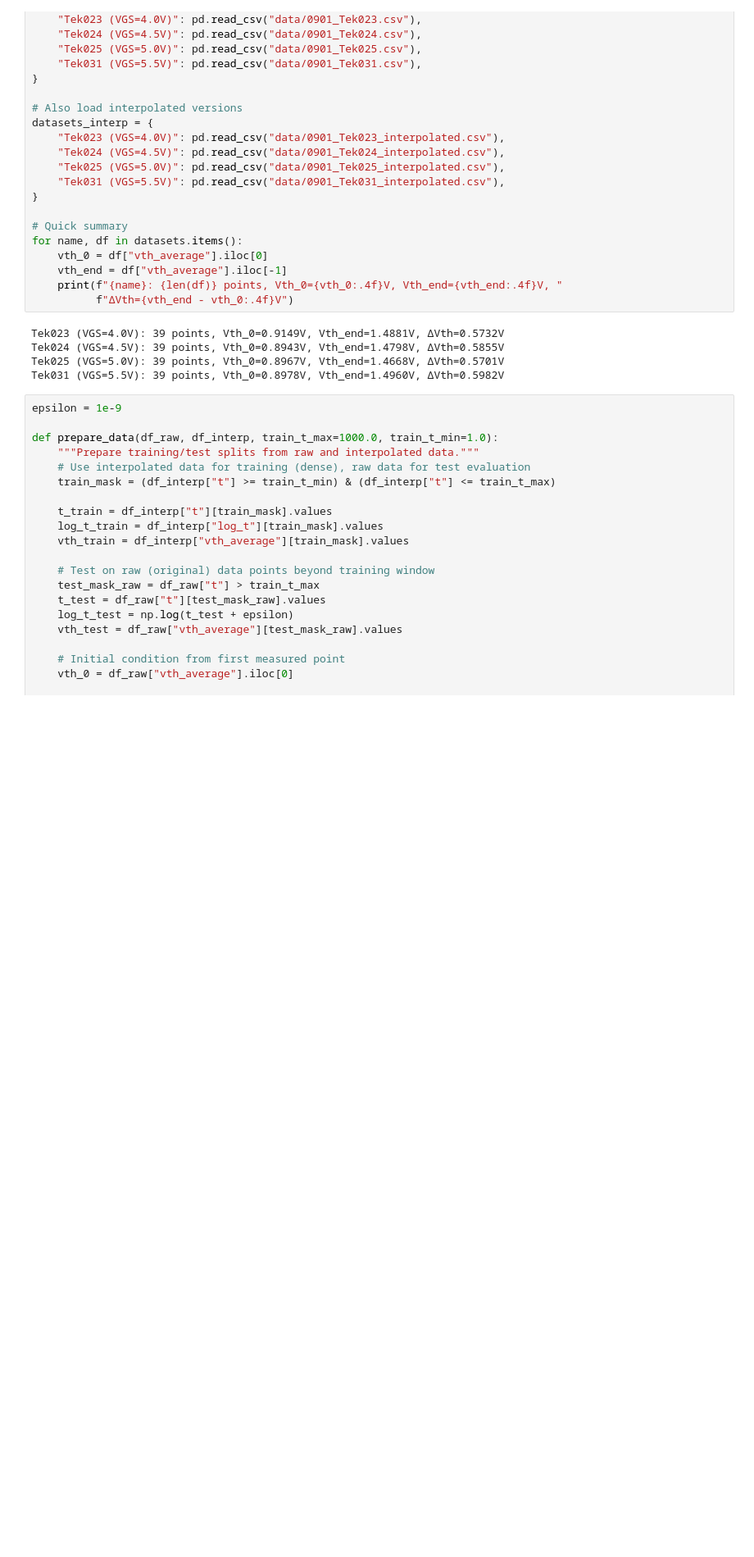
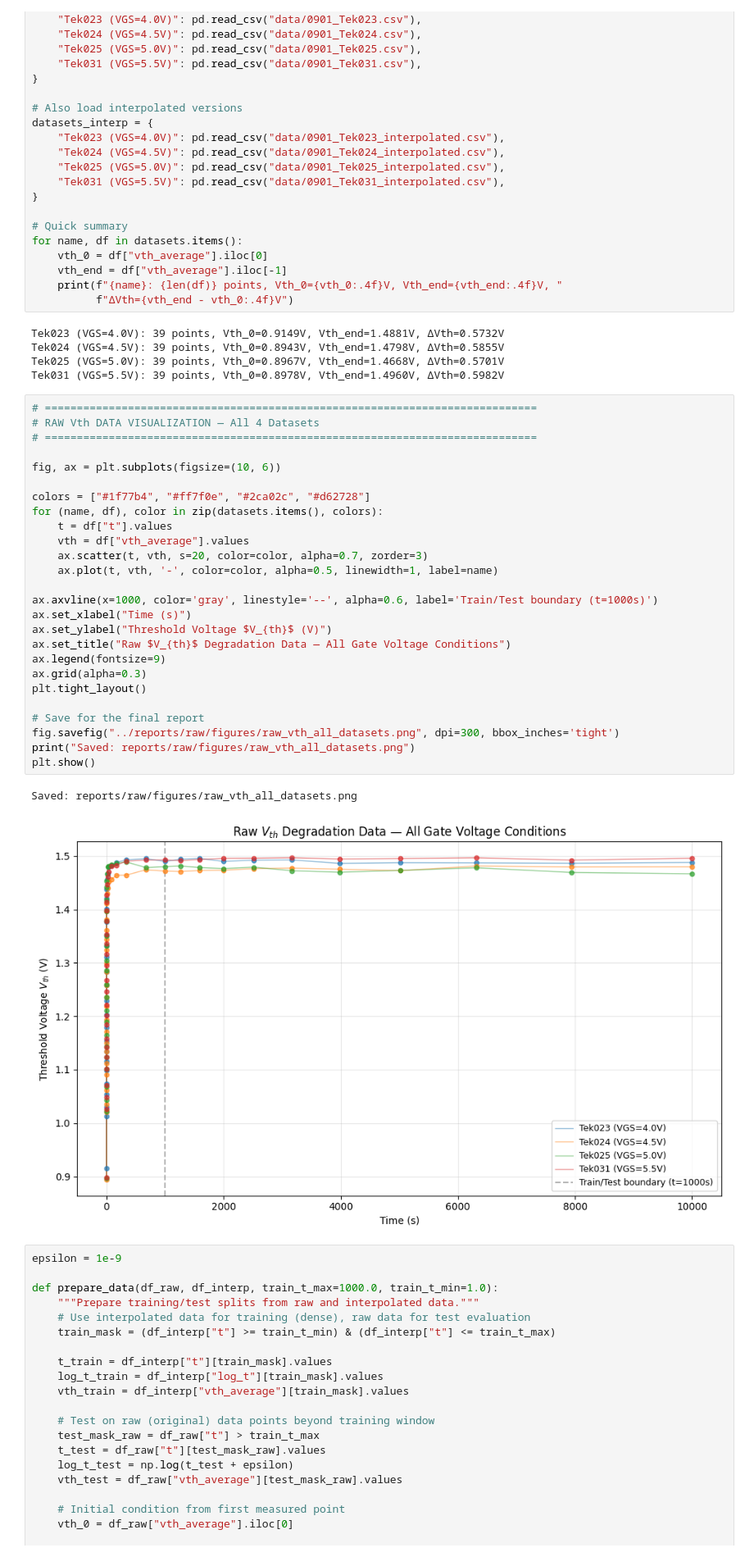
Before and after one commit to thjuels/PINN-GaN-lifetime, a Jupyter notebook: pinn_gan.ipynb, the cells around one changed output. Shown at 82% size. Saved outputs shown, nothing was run; the diff lists cells and outputs as text; blank space fills up the shorter version.

```diff
--- a/pinn_gan.ipynb
+++ b/pinn_gan.ipynb
@@ -45,6 +45,35 @@ Tek023 (VGS=4.0V): 39 points, Vth_0=0.9149V, Vth_end=1.4881V, ΔVth=0.5732V
 Tek024 (VGS=4.5V): 39 points, Vth_0=0.8943V, Vth_end=1.4798V, ΔVth=0.5855V
 Tek025 (VGS=5.0V): 39 points, Vth_0=0.8967V, Vth_end=1.4668V, ΔVth=0.5701V
 Tek031 (VGS=5.5V): 39 points, Vth_0=0.8978V, Vth_end=1.4960V, ΔVth=0.5982V
+# %%
+# =============================================================================
+# RAW Vth DATA VISUALIZATION — All 4 Datasets
+# =============================================================================
+
+fig, ax = plt.subplots(figsize=(10, 6))
+
+colors = ["#1f77b4", "#ff7f0e", "#2ca02c", "#d62728"]
+for (name, df), color in zip(datasets.items(), colors):
+    t = df["t"].values
+    vth = df["vth_average"].values
+    ax.scatter(t, vth, s=20, color=color, alpha=0.7, zorder=3)
+    ax.plot(t, vth, '-', color=color, alpha=0.5, linewidth=1, label=name)
+
+ax.axvline(x=1000, color='gray', linestyle='--', alpha=0.6, label='Train/Test boundary (t=1000s)')
+ax.set_xlabel("Time (s)")
+ax.set_ylabel("Threshold Voltage $V_{th}$ (V)")
+ax.set_title("Raw $V_{th}$ Degradation Data — All Gate Voltage Conditions")
+ax.legend(fontsize=9)
+ax.grid(alpha=0.3)
+plt.tight_layout()
+
+# Save for the final report
+fig.savefig("../reports/raw/figures/raw_vth_all_datasets.png", dpi=300, bbox_inches='tight')
+print("Saved: reports/raw/figures/raw_vth_all_datasets.png")
+plt.show()
+# %% [output]
+Saved: reports/raw/figures/raw_vth_all_datasets.png
+[figure, added]
 # %%
 epsilon = 1e-9
 
```
Also changed, not shown: parts of 11 cells of this notebook.
